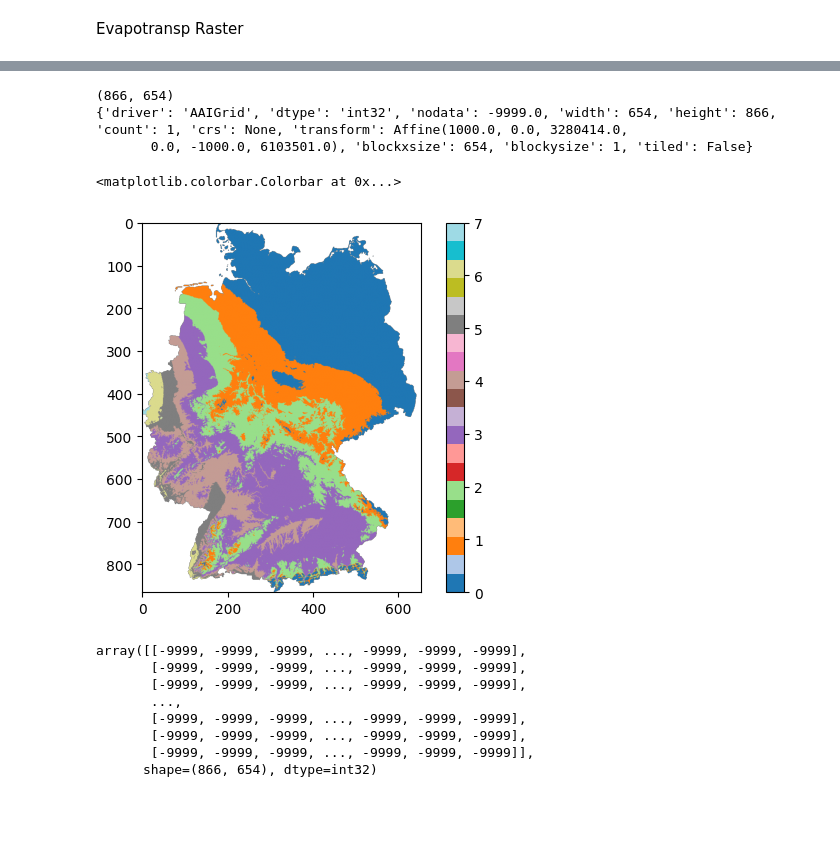
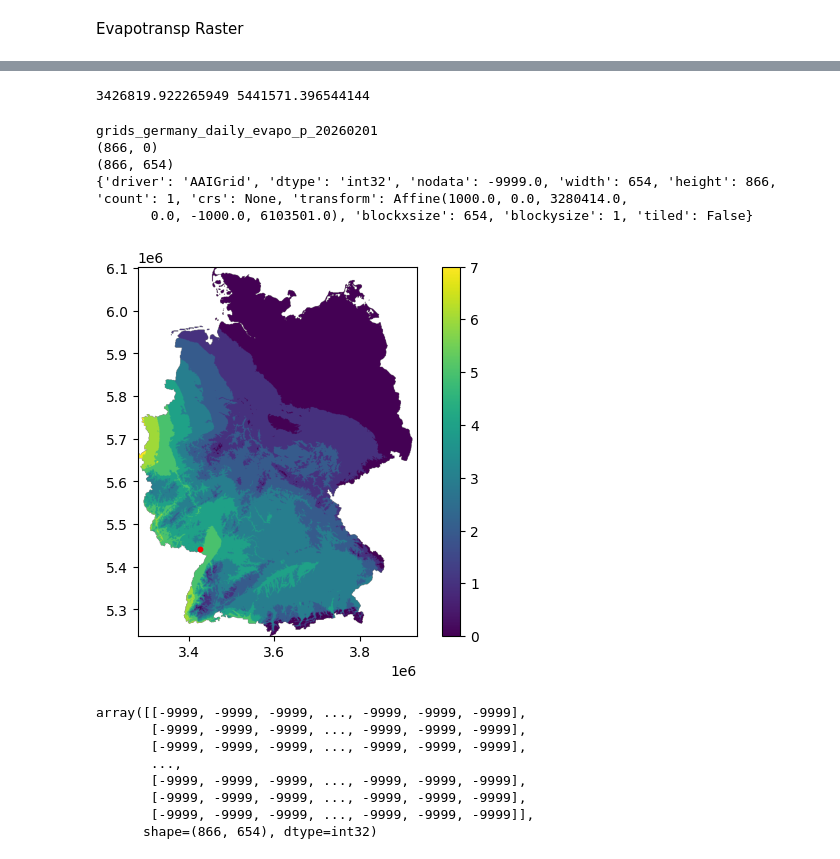
Before and after one commit to danielsehr/pred-Q-ueich, a Jupyter notebook: temp.ipynb, the cells around one changed output, grey strips where cells are left out. Cells and saved outputs as stored; diff of their text form; code cells hidden in the pictures; blank space fills up the shorter version.

Commit message:
added tgz file extraction and started to read data from raster for specific points

```diff
--- a/temp.ipynb
+++ b/temp.ipynb
@@ -82,24 +98,44 @@ pet_paths = [
+# %%
+from pyproj import Transformer
+
+lon, lat = 7.9967, 49.1070
+
+transformer = Transformer.from_crs("EPSG:4326", "EPSG:31467", always_xy=True)
+x, y = transformer.transform(lon, lat)
+print(x, y)
+# %% [output]
+3426819.922265949 5441571.396544144
 # %%
 path = pet_paths[0]
+print(path.stem)
 with rasterio.open(path) as src:
     data = src.read(1)   # read first (and usually only) band
     profile = src.profile
-
+    bounds = src.bounds
+    print(src.index(3280414, 5237501))
 print(data.shape)
 print(profile)
 
 # nodata
 nodata = src.nodata
 data = np.where(data == nodata, np.nan, data)
 
-plt.imshow(data, cmap="tab20")
+# plt.imshow(data, cmap="tab20")
+plt.imshow(
+    data,
+    extent=[bounds.left, bounds.right, bounds.bottom, bounds.top],
+    origin="upper"
+)
 plt.colorbar()
+plt.scatter(x, y, marker="o", s=10, c="red")
+plt.show()
 # %% [output]
+grids_germany_daily_evapo_p_20260201
+(866, 0)
 (866, 654)
 {'driver': 'AAIGrid', 'dtype': 'int32', 'nodata': -9999.0, 'width': 654, 'height': 866, 'count': 1, 'crs': None, 'transform': Affine(1000.0, 0.0, 3280414.0,
        0.0, -1000.0, 6103501.0), 'blockxsize': 654, 'blockysize': 1, 'tiled': False}
-<matplotlib.colorbar.Colorbar at 0x...>
-[figure, old version]
+[figure, new version]
 # %%
 data
 # %% [output]
```
Also changed, not shown: parts of 5 cells of this notebook, 1 other file.
